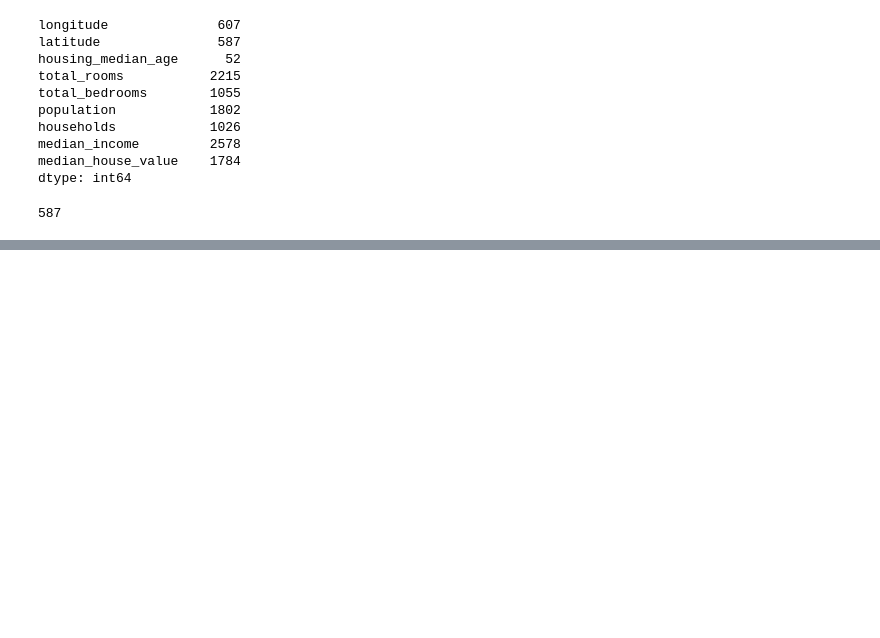
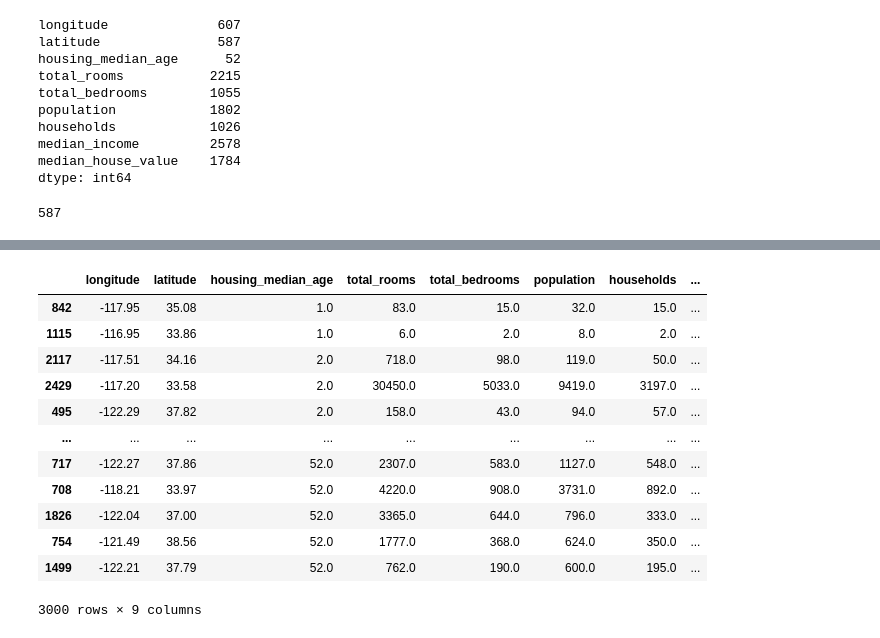
Before and after one commit to mariahirit/BIG-DATA-PROJECT, a Jupyter notebook: DataFrame.ipynb, the cells around one changed output, grey strips where cells are left out. Drawn from its saved outputs; the diff is of its cells as text; code cells hidden in the pictures; blank space fills up the shorter version.

```diff
--- a/DataFrame.ipynb
+++ b/DataFrame.ipynb
@@ -126,0 +161,16 @@ df["latitude"].nunique()
+# %%
+df.sort_values(by = ["housing_median_age"] , ascending = True)
+# %% [output]
+|  | longitude | latitude | housing_median_age | total_rooms | total_bedrooms | population | households | ... |
+| 842 | -117.95 | 35.08 | 1.0 | 83.0 | 15.0 | 32.0 | 15.0 | ... |
+| 1115 | -116.95 | 33.86 | 1.0 | 6.0 | 2.0 | 8.0 | 2.0 | ... |
+| 2117 | -117.51 | 34.16 | 2.0 | 718.0 | 98.0 | 119.0 | 50.0 | ... |
+| 2429 | -117.20 | 33.58 | 2.0 | 30450.0 | 5033.0 | 9419.0 | 3197.0 | ... |
+| 495 | -122.29 | 37.82 | 2.0 | 158.0 | 43.0 | 94.0 | 57.0 | ... |
+| ... | ... | ... | ... | ... | ... | ... | ... | ... |
+| 717 | -122.27 | 37.86 | 52.0 | 2307.0 | 583.0 | 1127.0 | 548.0 | ... |
+| 708 | -118.21 | 33.97 | 52.0 | 4220.0 | 908.0 | 3731.0 | 892.0 | ... |
+| 1826 | -122.04 | 37.00 | 52.0 | 3365.0 | 644.0 | 796.0 | 333.0 | ... |
+| 754 | -121.49 | 38.56 | 52.0 | 1777.0 | 368.0 | 624.0 | 350.0 | ... |
+| 1499 | -122.21 | 37.79 | 52.0 | 762.0 | 190.0 | 600.0 | 195.0 | ... |
+3000 rows × 9 columns
```
Also changed, not shown: parts of 7 cells of this notebook.
